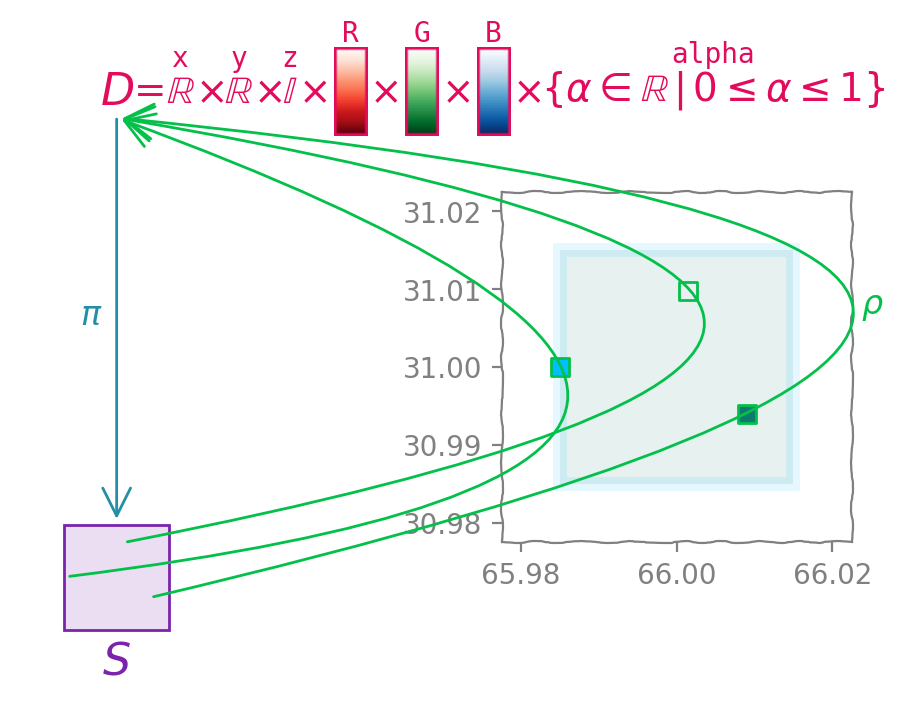
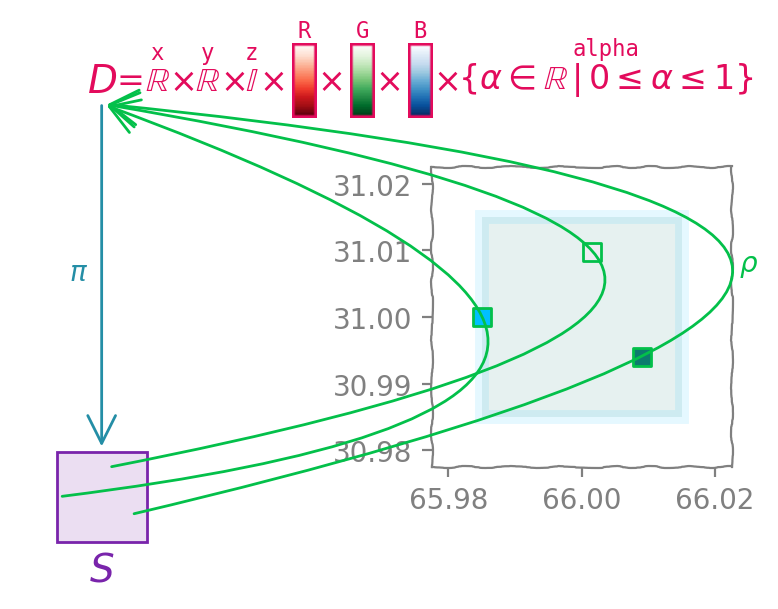
Unified diff of the notebook cell whose output changed from the first chart to the second:
--- before
+++ after
@@ -1,5 +1,5 @@
-fig, ax = plt.subplots(figsize=(3.5,3.5), layout='compressed')
+fig, ax = plt.subplots(figsize=(3,3), layout='compressed')
 
-ft = 14
+ft = 12
 x0 = .15
 D = fig.text(.15,.925, r"$D$",  fontsize=ft+2, color=pcd['fiber'], ha='center', va='baseline')
@@ -19,6 +19,6 @@
         
    
-N = 30
-M = 10
+N = 25
+M = 7
 arr = np.repeat(np.linspace(0,1, N), M).reshape(N,M)
 pad = 1
@@ -55,5 +55,5 @@
 
 K = mpatches.Circle((x0, .25), .075, edgecolor=pcd['base'], facecolor=mcolors.to_rgba(pcd['base'], alpha=.15))
-K = mpatches.Rectangle((x0-.075, .25-.075), 2*.075,2*.075, edgecolor=pcd['base'], facecolor=mcolors.to_rgba(pcd['base'], alpha=.15))
+K = mpatches.Rectangle((x0-.075, .25-.075), 2*.075, 2*.075, edgecolor=pcd['base'], facecolor=mcolors.to_rgba(pcd['base'], alpha=.15))
 fig.add_artist(K)
 #ax.add_patch(K)

Commit: topoinviz draft